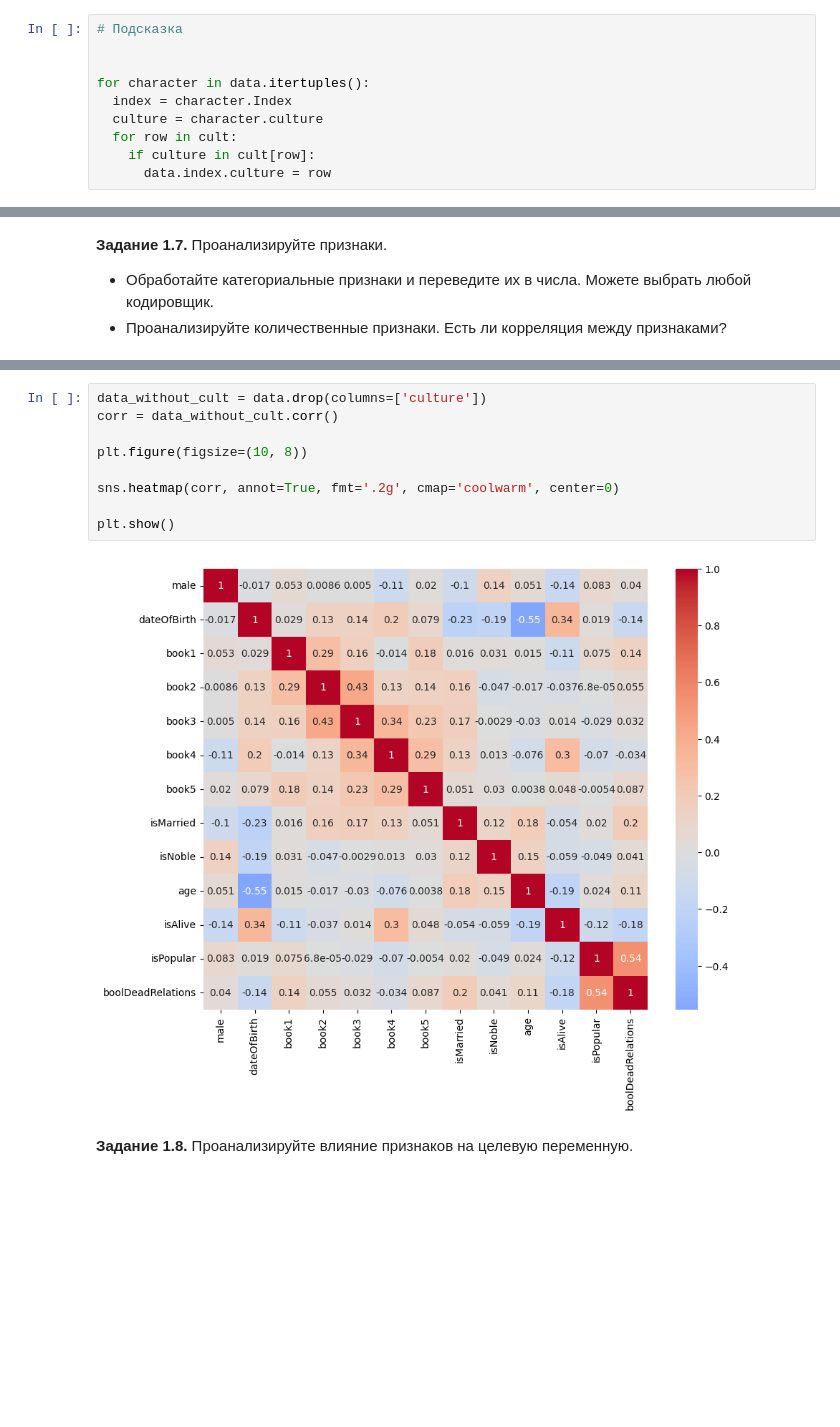
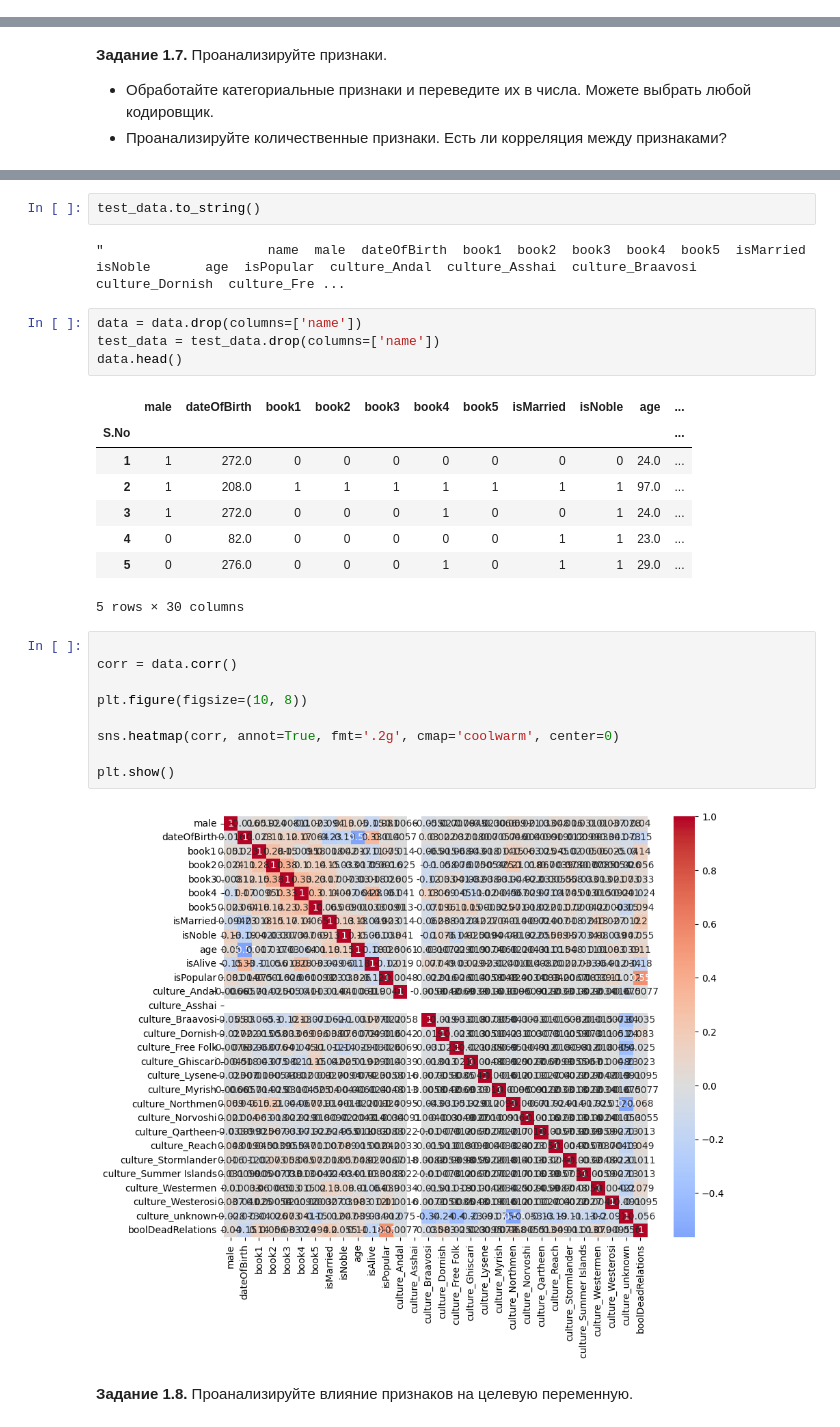
Before and after one commit to Kr0uxx/DA-mini-project, a Jupyter notebook: week_01_ml_intro/Homework/hw_1_game_of_thrones.ipynb, the cells around one changed output, grey strips where cells are left out. Drawn from its saved outputs; the diff is of its cells as text; blank space fills up the shorter version.

```diff
--- a/week_01_ml_intro/Homework/hw_1_game_of_thrones.ipynb
+++ b/week_01_ml_intro/Homework/hw_1_game_of_thrones.ipynb
@@ -355,10 +310,0 @@ Reach ['the reach', 'reach', 'reachmen']
-# %%
-# Подсказка
-
-
-for character in data.itertuples():
-  index = character.Index
-  culture = character.culture
-  for row in cult:
-    if culture in cult[row]:
-      data.index.culture = row
@@ -486,13 +526,30 @@ data_encoded.head()
+# %%
+test_data.to_string()
+# %% [output]
+"                     name  male  dateOfBirth  book1  book2  book3  book4  book5  isMarried  isNoble       age  isPopular  culture_Andal  culture_Asshai  culture_Braavosi  culture_Dornish  culture_Fre ...
+# %%
+data = data.drop(columns=['name'])
+test_data = test_data.drop(columns=['name'])
+data.head()
+# %% [output]
+|  | male | dateOfBirth | book1 | book2 | book3 | book4 | book5 | isMarried | isNoble | age | ... |
+| S.No |  |  |  |  |  |  |  |  |  |  | ... |
+| 1 | 1 | 272.0 | 0 | 0 | 0 | 0 | 0 | 0 | 0 | 24.0 | ... |
+| 2 | 1 | 208.0 | 1 | 1 | 1 | 1 | 1 | 1 | 1 | 97.0 | ... |
+| 3 | 1 | 272.0 | 0 | 0 | 0 | 1 | 0 | 0 | 1 | 24.0 | ... |
+| 4 | 0 | 82.0 | 0 | 0 | 0 | 0 | 0 | 1 | 1 | 23.0 | ... |
+| 5 | 0 | 276.0 | 0 | 0 | 0 | 1 | 0 | 1 | 1 | 29.0 | ... |
+5 rows × 30 columns
 # %%
-data_without_cult = data.drop(columns=['culture'])
-corr = data_without_cult.corr()
+
+corr = data.corr()
 
 plt.figure(figsize=(10, 8))
 
 sns.heatmap(corr, annot=True, fmt='.2g', cmap='coolwarm', center=0)
 
 plt.show()
 # %% [output]
-[figure, old version]
+[figure, new version]
 # %% [markdown]
 **Задание 1.8.** Проанализируйте влияние признаков на целевую переменную.
```
Also changed, not shown: parts of 42 cells of this notebook.
